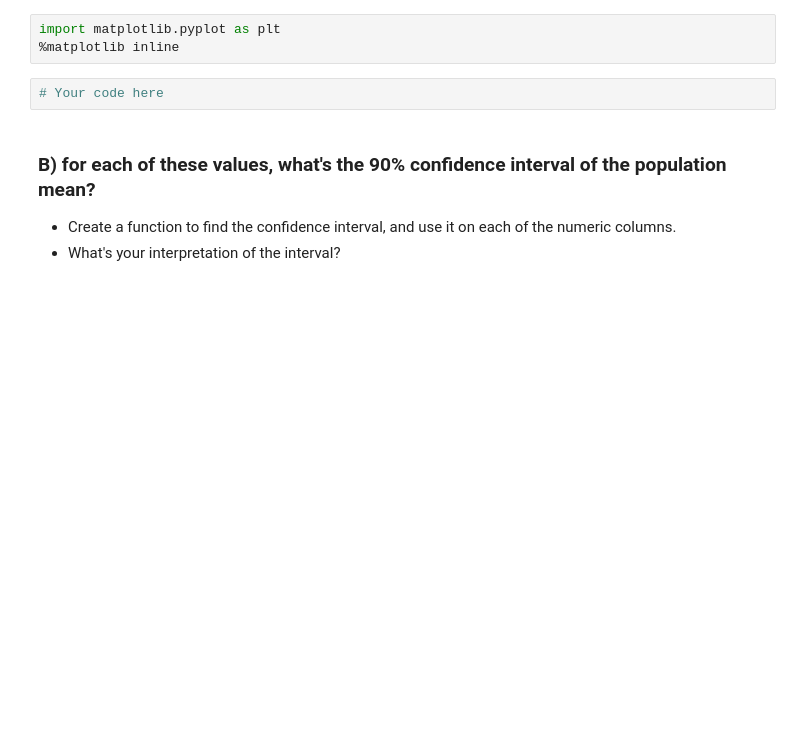
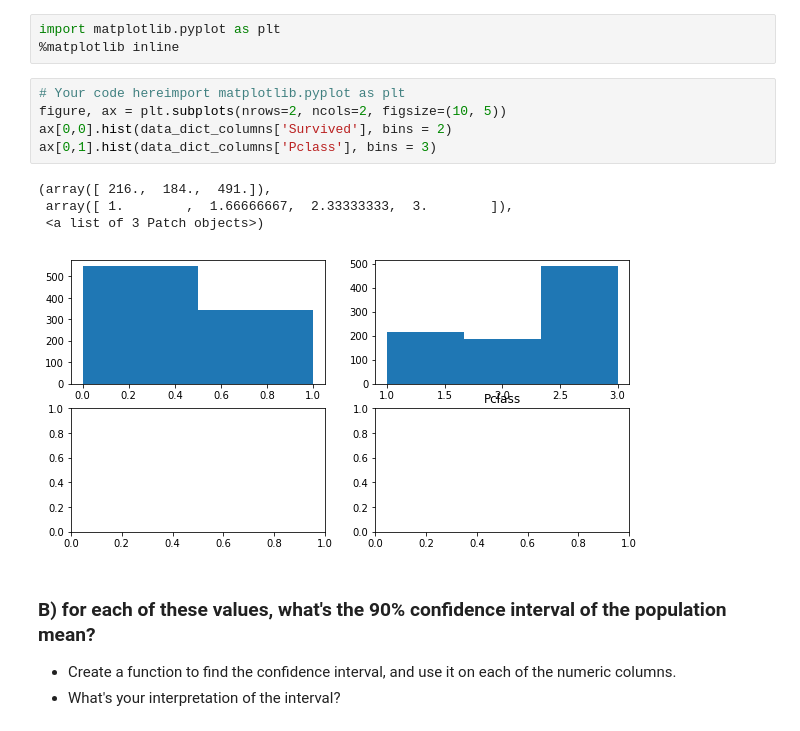
Before and after one commit to Uyentruong236/DSI_Project_1-Predicting_Titanic_Survival, a Jupyter notebook: Project_1_titanic_starter_code.ipynb, the cells around one changed output. Saved outputs shown, nothing was run; the diff lists cells and outputs as text; blank space fills up the shorter version.

```diff
--- a/Project_1_titanic_starter_code.ipynb
+++ b/Project_1_titanic_starter_code.ipynb
@@ -408,8 +418,16 @@ Use the techniques from step 10 to make different conditional splits in the `Sur
 # %%
 import matplotlib.pyplot as plt
 %matplotlib inline
-# %%
-# Your code here
+# %%
+# Your code hereimport matplotlib.pyplot as plt
+figure, ax = plt.subplots(nrows=2, ncols=2, figsize=(10, 5))
+ax[0,0].hist(data_dict_columns['Survived'], bins = 2)
+ax[0,1].hist(data_dict_columns['Pclass'], bins = 3)
+# %% [output]
+(array([ 216.,  184.,  491.]),
+ array([ 1.        ,  1.66666667,  2.33333333,  3.        ]),
+ <a list of 3 Patch objects>)
+[figure, added]
 # %% [markdown]
 ### B) for each of these values, what's the 90% confidence interval of the population mean?
 
```
Also changed, not shown: parts of 25 cells of this notebook.
